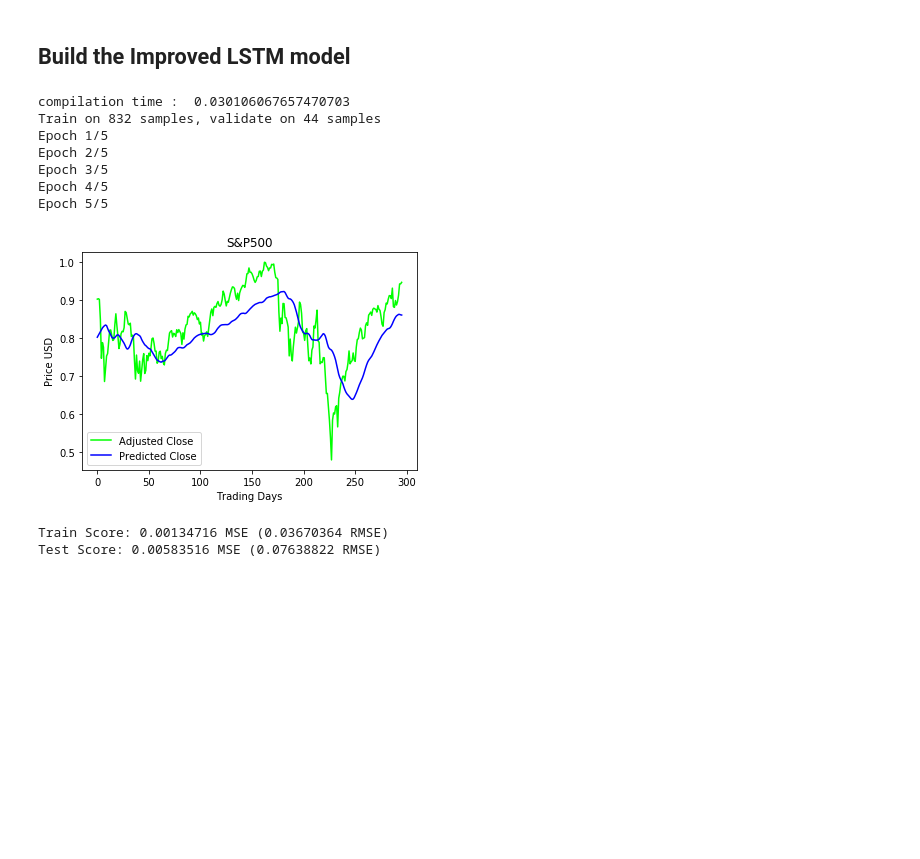
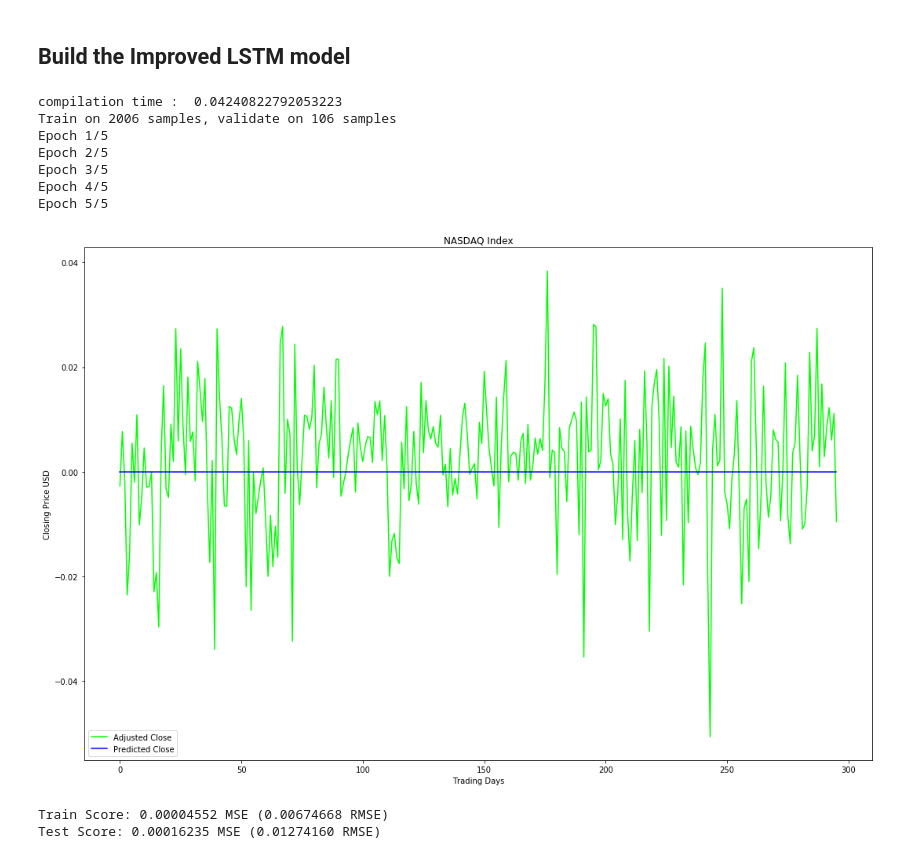
Before and after one commit to mjworthington/Online_ML_4803, a Jupyter notebook: NASDAQ_Predictor&NN.ipynb, the cells around one changed output. Saved outputs shown, nothing was run; the diff lists cells and outputs as text; code cells hidden in the pictures; blank space fills up the shorter version.

```diff
--- a/NASDAQ_Predictor&NN.ipynb
+++ b/NASDAQ_Predictor&NN.ipynb
@@ -182,0 +233,2 @@ BUT...The MSE is high so we do not want to rely on this model.
+# %%
+data_list=[data1,data2,data3,data4,data4,data5]
@@ -283,10 +380,10 @@ sns.clustermap(corr)
 # %% [markdown]
 ## Linear Regression
 # %%
-data_2=pd.DataFrame()
-index=0
-data_2=pd.read_csv('NASDAQ_FEATURES.csv',header=0,encoding = 'unicode_escape',index_col=index)
-# print(data_2)
+# data_2=pd.DataFrame()
+# index=0
+# data_2=pd.read_csv('NASDAQ_FEATURES.csv',header=0,encoding = 'unicode_escape',index_col=index)
+# # print(data_2)
 
 def scale_range(x, input_range, target_range):
 
@@ -294,7 +391,7 @@ def scale_range(x, input_range, target_range):
     x_std = (x - input_range[0]) / (1.0*(input_range[1] - input_range[0]))
     x_scaled = x_std * (1.0*(target_range[1] - target_range[0])) + target_range[0]
     return x_scaled, range
-def train_test_split_linear_regression(data_2):
+def train_test_split_linear_regression(data2_normalized):
 
     # Create numpy arrays for features and targets
     feature = []
@@ -302,10 +399,10 @@ def train_test_split_linear_regression(data_2):
 
     # Convert dataframe columns to numpy arrays for scikit learn
     # fix this later
-    for index, row in data_2.iterrows():
+    for index, row in data2_normalized.iterrows():
         # print([np.array(row['close'])])
         feature.append([row['Day']])
-        label.append([(row['close'])])
+        label.append([(row['daily_diff'])])
 
 
     # Regularize the feature and target arrays and store min/max of input data for rescaling later
@@ -318,8 +415,8 @@ def train_test_split_linear_regression(data_2):
     label_scaled, label_range = scale_range(np.array(label), input_range=label_bounds, target_range=[-1.0, 1.0])
 
     # Define Test/Train Split 80/20
-    split = .2
-    split = int(math.floor(len(data_2['Day']) * split))
+    split = .02
+    split = int(math.floor(len(data2_normalized['Day']) * split))
 
     # Set up training and test sets
     X_train = feature_scaled[:-split]
@@ -329,7 +426,8 @@ def train_test_split_linear_regression(data_2):
     y_test = label_scaled[-split:]
 
     return X_train, X_test, y_train, y_test, label_range
-X_train, X_test, y_train, y_test, label_range= train_test_split_linear_regression(data)
+data
+X_train, X_test, y_train, y_test, label_range= train_test_split_linear_regression(data1.drop(['open','close','high','low'],axis=1))
 # %% [markdown]
 ## Build LinReg Model
 # %%
@@ -420,11 +527,11 @@ def train_test_split_lstm(stocks, prediction_time=1, test_data_size=300, unroll_
     test_data_cut = test_data_size + unroll_length + 1
 
     x_train = stocks[0:-prediction_time - test_data_cut].as_matrix()
-    y_train = stocks[prediction_time:-test_data_cut]['close'].as_matrix()
+    y_train = stocks[prediction_time:-test_data_cut]['daily_diff'].as_matrix()
 
     # test data
     x_test = stocks[0 - test_data_cut:-prediction_time].as_matrix()
-    y_test = stocks[prediction_time - test_data_cut:]['close'].as_matrix()
+    y_test = stocks[prediction_time - test_data_cut:]['daily_diff'].as_matrix()
 
     return x_train, x_test, y_train, y_test
 
@@ -435,8 +542,8 @@ def unroll(data, sequence_length=24):
     for index in range(len(data) - sequence_length):
         result.append(data[index: index + sequence_length])
     return np.asarray(result)
-
-xTrain, xTest,yTrain, yTest = train_test_split_lstm(normalized_stocks, 5)
+print(data1_normalized.head(3))
+xTrain, xTest,yTrain, yTest = train_test_split_lstm(data1_normalized.drop(['open','Day','close','high','low'],axis=1), 5)
 
 unroll_length = 50
 
@@ -470,12 +593,12 @@ def build_basic_model(input_dim, output_dim, return_sequences):
         return_sequences=return_sequences))
 
     model.add(LSTM(
-        500,
+        128,
         return_sequences=False))
 
     model.add(Dense(
         units=1))
-    model.add(Activation('linear'))
+    model.add(Activation('relu'))
 
     return model
 
@@ -483,10 +606,10 @@ model=build_basic_model(input_dim = xTrain.shape[-1],output_dim = unroll_length,
 
 # Compile the model
 start = time.time()
-model.compile(loss='mean_squared_error', optimizer='adam')
+model.compile(loss='mean_squared_error', optimizer='nadam')
 print('compilation time : ', time.time() - start)
 
-model.fit(xTrain,yTrain,epochs=5,validation_split=.05)
+model.fit(xTrain,yTrain,epochs=5,validation_split=.03)
 
 predictions = model.predict(xTest)
 # %% [output]
@@ -546,6 +655,8 @@ Test Score: 0.05056098 MSE (0.22485770 RMSE)
 # %% [markdown]
 ## Build the Improved LSTM model
 # %%
+
+new_model=train_test_split_lstm(data1_normalized.drop(['open','Day','close','high','low'],axis=1), prediction_time=5, test_data_size=200, unroll_length=50)
 new_model
 def build_improved_model(input_dim, output_dim, return_sequences):
 
@@ -566,38 +677,38 @@ def build_improved_model(input_dim, output_dim, return_sequences):
 
     model.add(Dense(
         units=1))
-    model.add(Activation('linear'))
+    model.add(Activation('relu'))
 
     return model
 
 
 # Set up hyperparameters
 batch_size = 25
 
 epochs = 5
 
 # build improved lstm model
 model = build_improved_model( xTrain.shape[-1],output_dim = unroll_length, return_sequences=True)
 start = time.time()
 
-model.compile(loss='mean_squared_error', optimizer='adam')
+model.compile(loss='mean_squared_error', optimizer='nadam')
 print('compilation time : ', time.time() - start)
 model.fit(xTrain, yTrain, batch_size=batch_size,epochs=epochs,verbose=3,validation_split=0.05)
 predictions = model.predict(xTest, batch_size=batch_size)
 plot_lstm_prediction(yTest,predictions)
 trainScore = model.evaluate(xTrain, yTrain, verbose=0)
 print('Train Score: %.8f MSE (%.8f RMSE)' % (trainScore, math.sqrt(trainScore)))
 
 testScore = model.evaluate(xTest, yTest, verbose=0)
 print('Test Score: %.8f MSE (%.8f RMSE)' % (testScore, math.sqrt(testScore)))
 # %% [output]
-compilation time :  0.030106067657470703
-Train on 832 samples, validate on 44 samples
+compilation time :  0.04240822792053223
+Train on 2006 samples, validate on 106 samples
 Epoch 1/5
 Epoch 2/5
 Epoch 3/5
 Epoch 4/5
 Epoch 5/5
-[figure, old version]
+[figure, new version]
-Train Score: 0.00134716 MSE (0.03670364 RMSE)
-Test Score: 0.00583516 MSE (0.07638822 RMSE)
+Train Score: 0.00004552 MSE (0.00674668 RMSE)
+Test Score: 0.00016235 MSE (0.01274160 RMSE)
```
Also changed, not shown: parts of 29 cells of this notebook, 2 other files.
